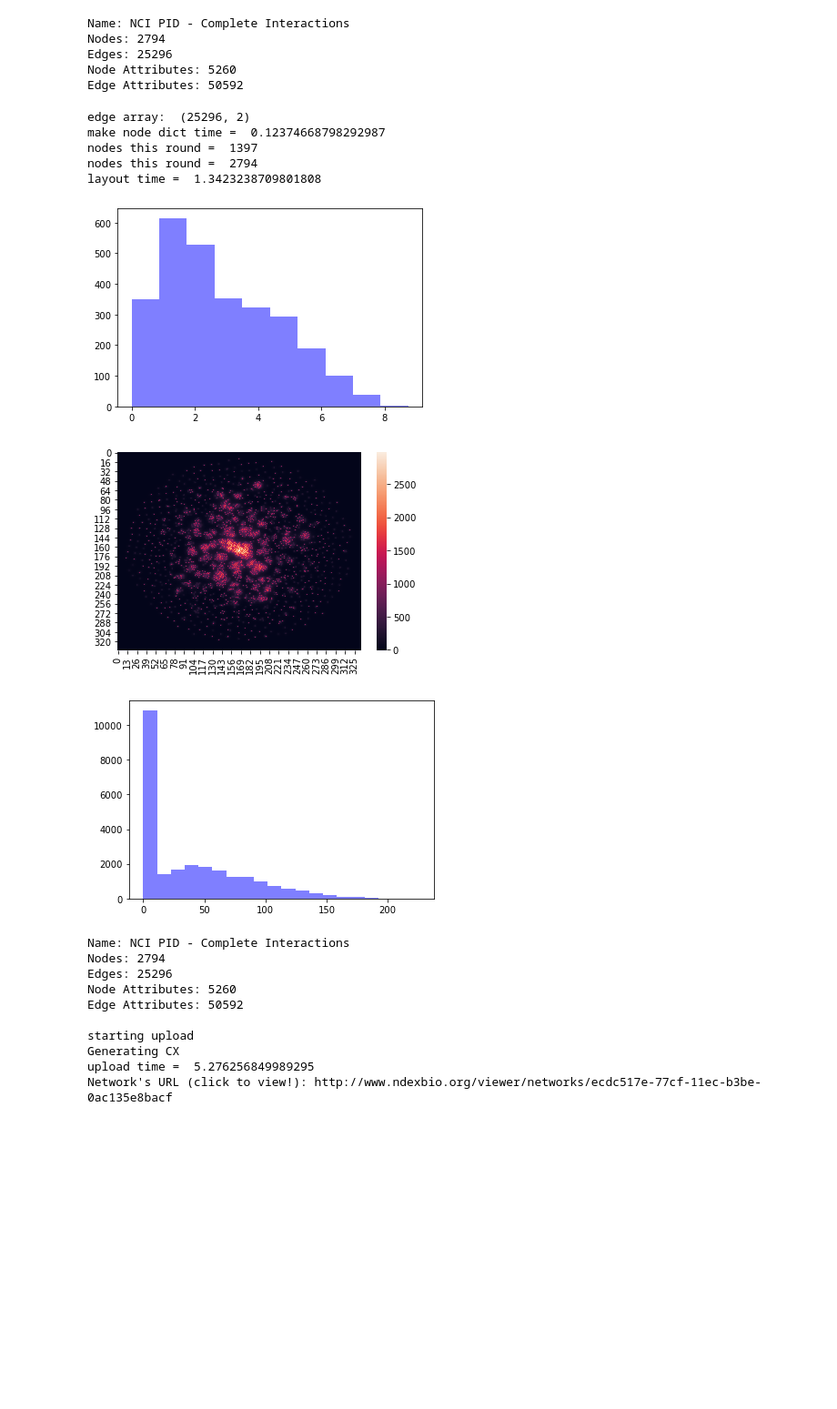
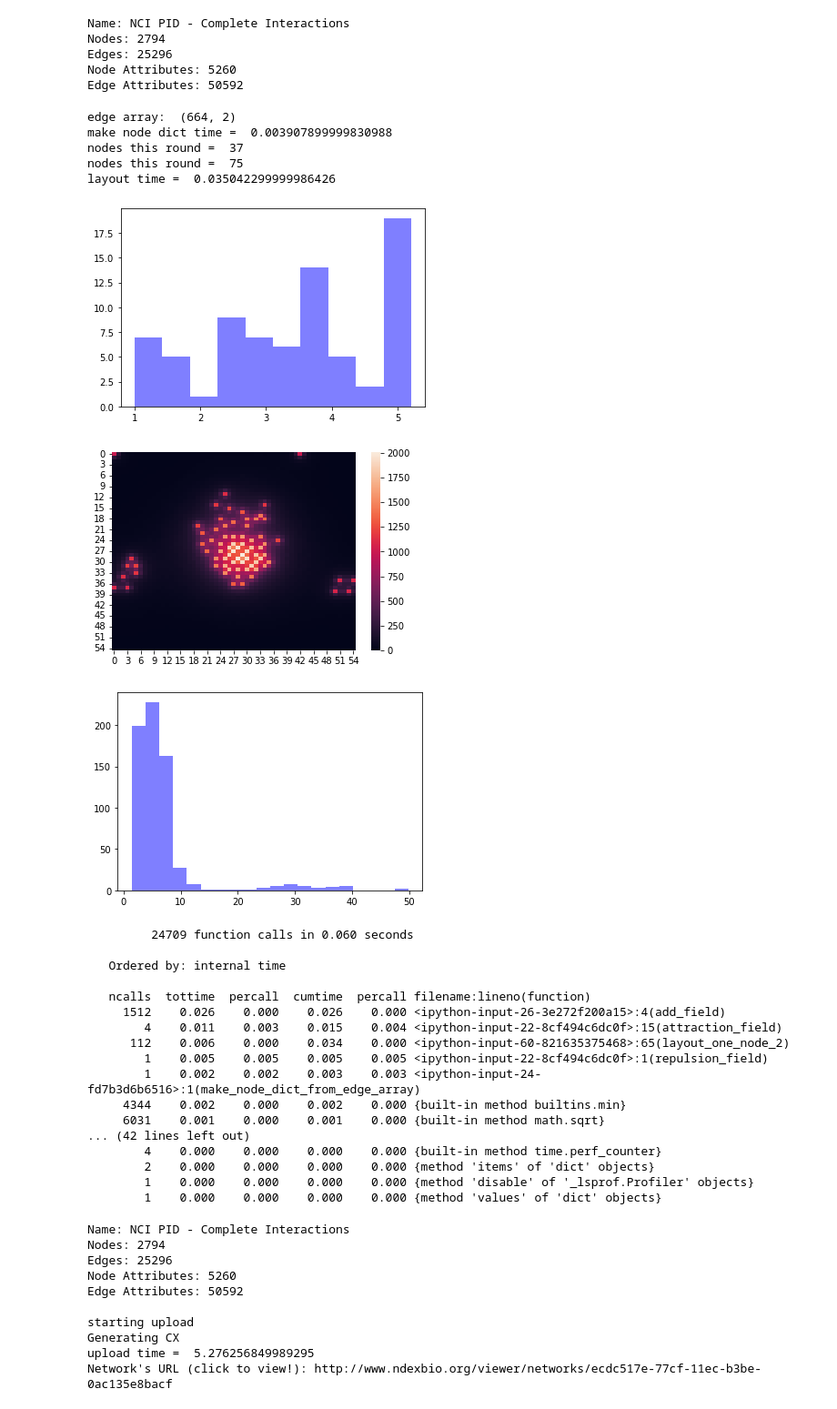
Before and after one commit to idekerlab/cdqforcelayout, a Jupyter notebook: notebooks/qf_nb_example.ipynb, the cells around one changed output. Shown at 91% size. Saved outputs shown, nothing was run; the diff lists cells and outputs as text; code cells hidden in the pictures; blank space fills up the shorter version.

Commit message:
old notebook is functional
and I learned about f'' string formatting! :-)

```diff
--- a/notebooks/qf_nb_example.ipynb
+++ b/notebooks/qf_nb_example.ipynb
@@ -680,38 +697,55 @@ def layout_one_node_2(gb, s_field, source_field, a_field, a_field_med, a_field_h
 # %%
 def layout_2(t):
     return layout_cx_network_2(t,sparsity=10,rounds=2,r_radius=20,r_scale=10,
                                a_radius=10,a_scale=10,center_attractor_scale=1,initialize_coordinates=False,dtype=np.int16)
 
-%prun test_node_dict_5, test_gameboard_5, test_edge_array_5 = layout_2(test_network_5)
+%prun test_node_dict_4, test_gameboard_4, test_edge_array_4 = layout_2(test_network_4)
 
 degrees=[]
-for node in test_node_dict_5.values():
+for node in test_node_dict_4.values():
     degrees.append(math.log(node['degree'], 2))
 num_bins = 10
 n, bins, patches = plt.hist(degrees, num_bins, facecolor='blue', alpha=0.5)
 plt.show()
 
-show_field(test_gameboard_5)
+show_field(test_gameboard_4)
 
 distances=[]
-for row in test_edge_array_5:
-    source = test_node_dict_5[row[0]]
-    target = test_node_dict_5[row[1]]
+for row in test_edge_array_4:
+    source = test_node_dict_4[row[0]]
+    target = test_node_dict_4[row[1]]
     distance = math.sqrt((source['x'] - target['x'])**2 + (source['y'] - target['y'])**2)
     distances.append(distance)
 
 num_bins = 20
 n, bins, patches = plt.hist(distances, num_bins, facecolor='blue', alpha=0.5)
 plt.show()
 # %% [output]
-edge array:  (25296, 2)
-make node dict time =  0.12374668798292987
-nodes this round =  1397
-nodes this round =  2794
-layout time =  1.3423238709801808
+edge array:  (664, 2)
+make node dict time =  0.003907899999830988
+nodes this round =  37
+nodes this round =  75
+layout time =  0.035042299999986426
-[figure, old version]
+[figure, new version]
-[figure, old version]
+[figure, new version]
-[figure, old version]
+[figure, new version]
+         24709 function calls in 0.060 seconds
+
+   Ordered by: internal time
+
+   ncalls  tottime  percall  cumtime  percall filename:lineno(function)
+     1512    0.026    0.000    0.026    0.000 <ipython-input-26-3e272f200a15>:4(add_field)
+        4    0.011    0.003    0.015    0.004 <ipython-input-22-8cf494c6dc0f>:15(attraction_field)
+      112    0.006    0.000    0.034    0.000 <ipython-input-60-821635375468>:65(layout_one_node_2)
+        1    0.005    0.005    0.005    0.005 <ipython-input-22-8cf494c6dc0f>:1(repulsion_field)
+        1    0.002    0.002    0.003    0.003 <ipython-input-24-fd7b3d6b6516>:1(make_node_dict_from_edge_array)
+     4344    0.002    0.000    0.002    0.000 {built-in method builtins.min}
+     6031    0.001    0.000    0.001    0.000 {built-in method math.sqrt}
+... (42 lines left out)
+        4    0.000    0.000    0.000    0.000 {built-in method time.perf_counter}
+        2    0.000    0.000    0.000    0.000 {method 'items' of 'dict' objects}
+        1    0.000    0.000    0.000    0.000 {method 'disable' of '_lsprof.Profiler' objects}
+        1    0.000    0.000    0.000    0.000 {method 'values' of 'dict' objects}
 # %%
 new_cx_layout_5 = cx_layout_from_node_dict(test_node_dict_5)
 test_network_5.set_opaque_aspect(ndex2.constants.CARTESIAN_LAYOUT_ASPECT, new_cx_layout_5)
```
Also changed, not shown: parts of 6 cells of this notebook.
